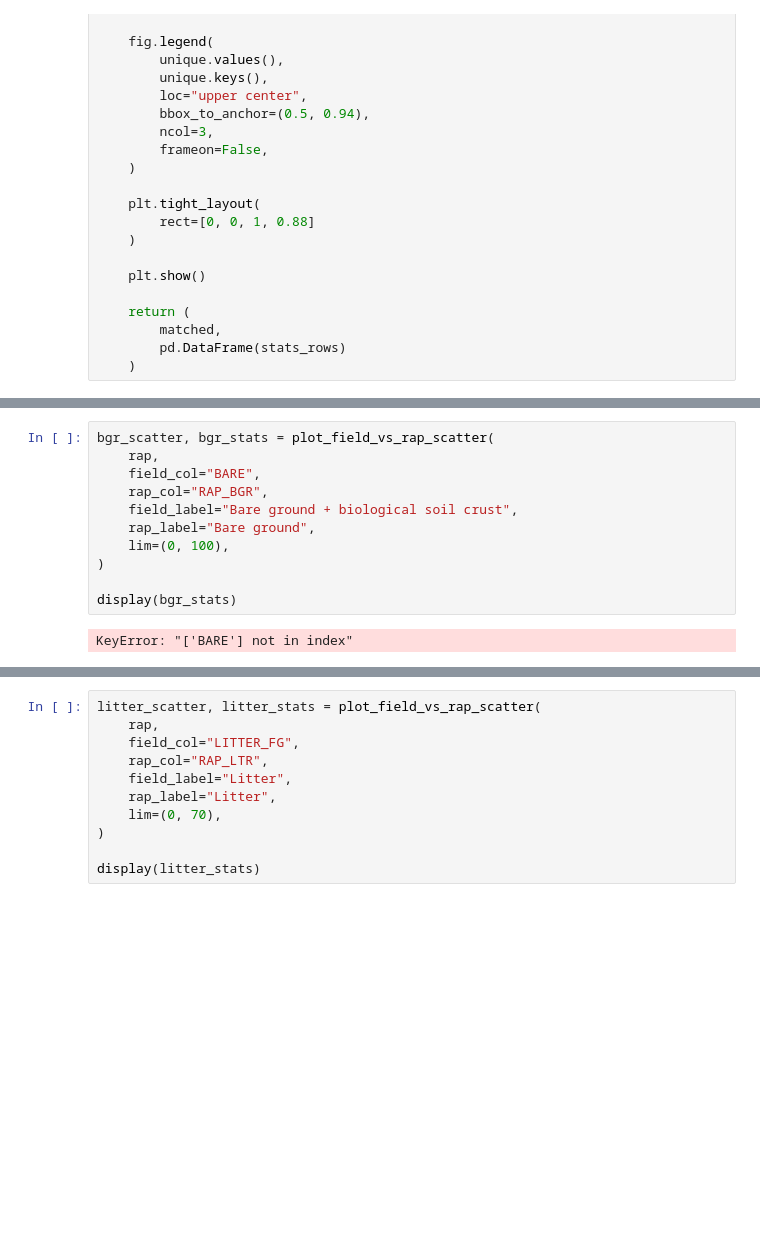
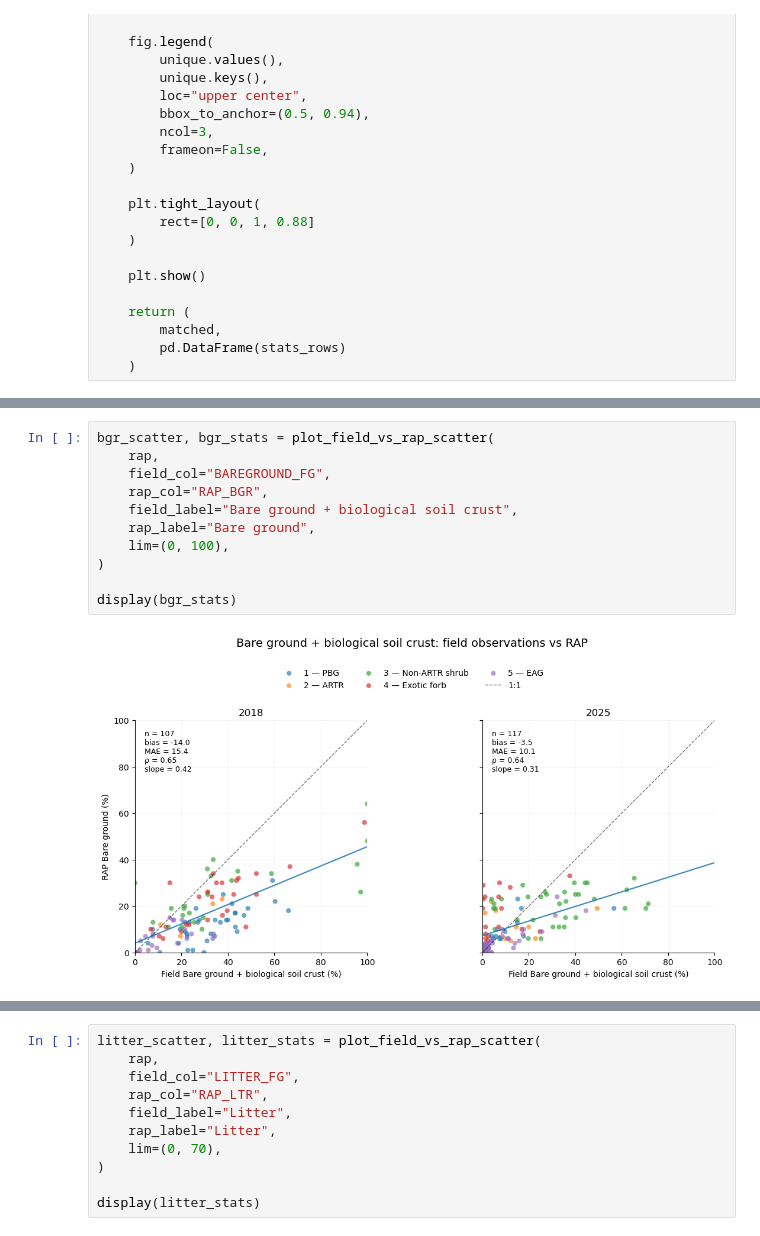
Before and after one commit to scottfordham/BOP_OCTC, a Jupyter notebook: Python/BOP Datapull/Clustering/Vegetation/RAP/RAP10_FieldPlot_Temporal_Distributions_PlotYearID_VegMerged.ipynb, the cells around one changed output, grey strips where cells are left out. Drawn from its saved outputs; the diff is of its cells as text; blank space fills up the shorter version.

```diff
--- a/Python/BOP Datapull/Clustering/Vegetation/RAP/RAP10_FieldPlot_Temporal_Distributions_PlotYearID_VegMerged.ipynb
+++ b/Python/BOP Datapull/Clustering/Vegetation/RAP/RAP10_FieldPlot_Temporal_Distributions_PlotYearID_VegMerged.ipynb
@@ -3713,13 +3714,13 @@ display(shrub_stats)
 # %%
 bgr_scatter, bgr_stats = plot_field_vs_rap_scatter(
     rap,
-    field_col="BARE",
+    field_col="BAREGROUND_FG",
     rap_col="RAP_BGR",
     field_label="Bare ground + biological soil crust",
     rap_label="Bare ground",
     lim=(0, 100),
 )
 
 display(bgr_stats)
 # %% [output]
-KeyError: "['BARE'] not in index"
+[figure, added]
```
Also changed, not shown: parts of 2 cells of this notebook, 8 other files.
